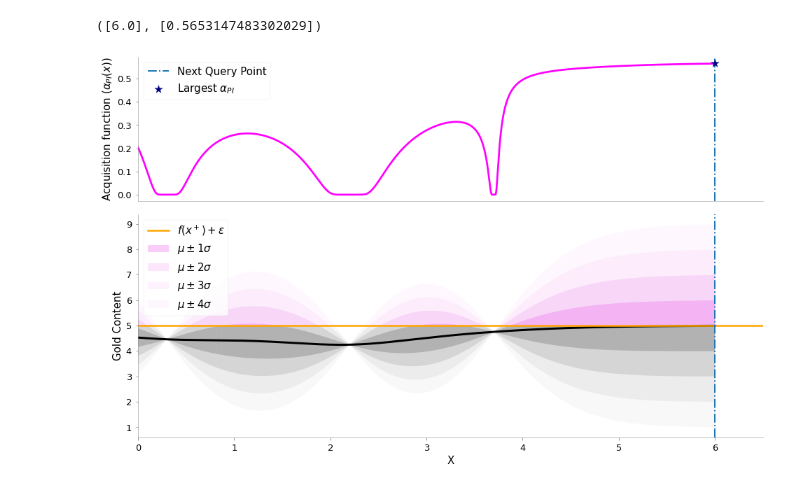
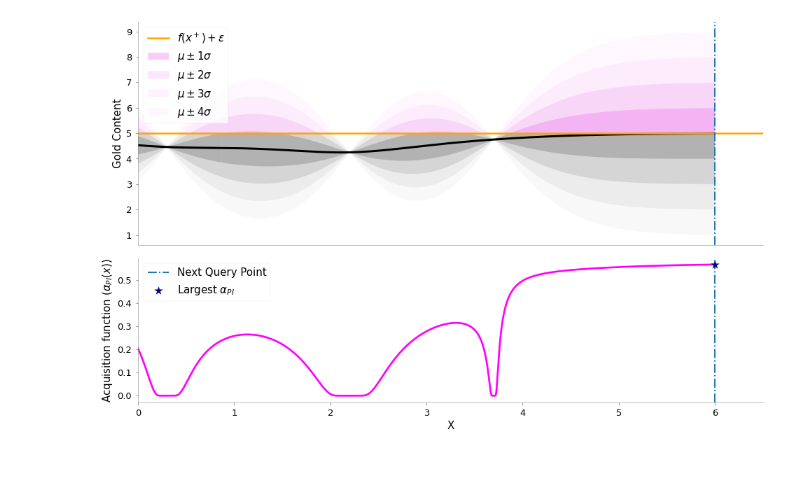
Before and after one commit to distillpub/post--bayesian-optimization, a Jupyter notebook: public/images/density_pi_plot.ipynb, the cells around one changed output. Cells and saved outputs as stored; diff of their text form; code cells hidden in the pictures.

```diff
--- a/public/images/density_pi_plot.ipynb
+++ b/public/images/density_pi_plot.ipynb
@@ -155,49 +158,45 @@ std = np.sqrt(var).squeeze()
 p = PI()
 acq = p.acq_fn(gp, x, train_y.max().item(), eps=0.075)
 x = x.flatten()
-# %%
-[x[ix]], [acq.max()]
-# %% [output]
-([6.0], [0.5653147483302029])
 # %%
 y_max_eps = mu.max()
 fig = plt.figure(figsize=(16, 10))
 # fig, ax = plt.subplots(nrows=2, figsize=(16, 6))
+
 ax = []
-ax.append(plt.subplot2grid((5, 1), (0, 0), rowspan=2))
-ax.append(plt.subplot2grid((5, 1), (2, 0), rowspan=3))
+ax.append(plt.subplot2grid((5, 1), (0, 0), rowspan=3))
+ax.append(plt.subplot2grid((5, 1), (3, 0), rowspan=2))
 
 # plt.figure(figsize=(14, 8))
-
-ax[0].plot(x, acq, color="fuchsia")
-ax[0].scatter([x[ix]], [acq.max()], marker='*', zorder = 10,
+ix = np.argmax(acq)
+ax[1].plot(x, acq, color="fuchsia")
+ax[1].scatter([x[ix]], [acq.max()], marker='*', zorder = 10,
               c="navy", s=150, label=r"Largest $\alpha_{PI}$")
-ax[1].plot(x, mu, color='k', lw=3)
+ax[0].plot(x, mu, color='k', lw=3)
 
 alphas = {1:0.4, 2:0.2, 3:0.1, 4:0.05}
 labels = {x:r'$\mu \pm %s\sigma$' %x for x in [1, 2, 3, 4]}
 
-ax[1].axhline(y_max_eps, color='orange', lw=2.5, label=r'$f(x^+) + \epsilon$')
-ix = np.argmax(acq)
-ax[1].axvline(x[ix], linestyle="-.", lw=2)
-ax[0].axvline(x[ix], linestyle="-.", lw=2, label = "Next Query Point")
+ax[0].axhline(y_max_eps, color='orange', lw=2.5, label=r'$f(x^+) + \epsilon$')
+ax[0].axvline(x[ix], linestyle="-.", lw=2)
+ax[1].axvline(x[ix], linestyle="-.", lw=2, label = "Next Query Point")
 
 
-plot_gray(1, ax[1])
-plot_gray(2, ax[1])
-plot_gray(3, ax[1])
-plot_gray(4, ax[1])
+plot_gray(1, ax[0])
+plot_gray(2, ax[0])
+plot_gray(3, ax[0])
+plot_gray(4, ax[0])
 
+ax[0].legend()
 ax[1].legend()
-ax[0].legend()
 ax[1].set_xlabel("X")
-ax[1].set_ylabel("Gold Content")
-ax[0].set_ylabel(r"Acquisition function ($\alpha_{PI}(x)$)")
+ax[0].set_ylabel("Gold Content")
+ax[1].set_ylabel(r"Acquisition function ($\alpha_{PI}(x)$)")
+ax[0].set_xlim((x.min(), x.max()+.5))
 ax[1].set_xlim((x.min(), x.max()+.5))
-ax[0].set_xlim((x.min(), x.max()+.5))
 ax[0].set_xticks([])
 format_axes(ax[0])
 format_axes(ax[1])
 plt.savefig("MAB_gifs/density_pi.png", bbox_inches="tight", dpi=180)
 # %% [output]
-[figure, old version]
+[figure, new version]
```
Also changed, not shown: parts of 1 cell of this notebook, 23 other files.
